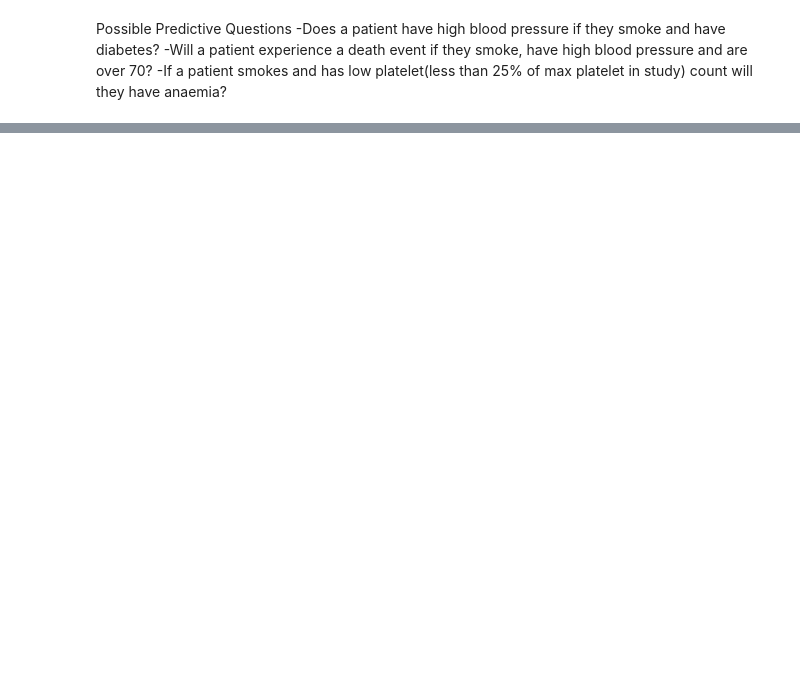
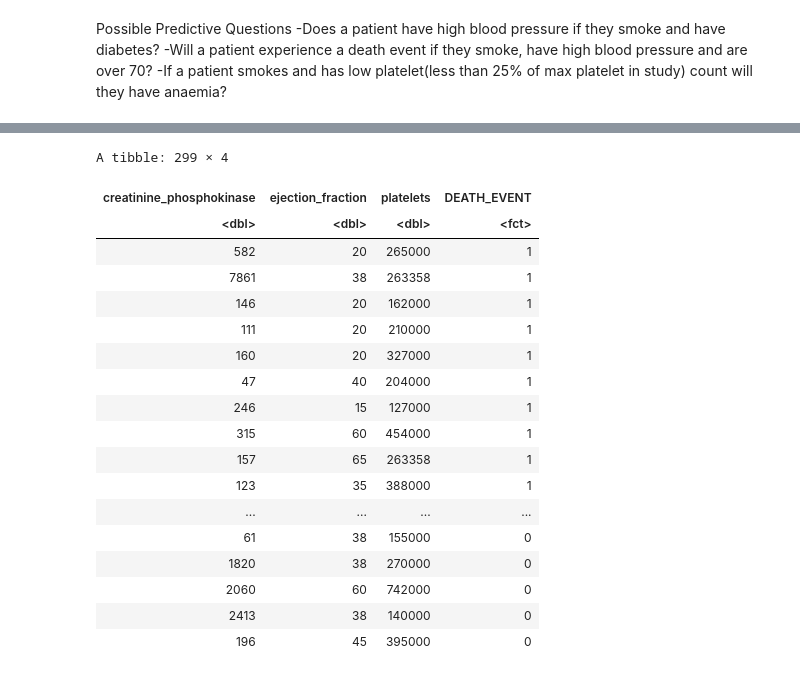
Before and after one commit to agoel25/Heart-Failure-Classifier, a Jupyter notebook: Proposal.ipynb, the cells around one changed output, grey strips where cells are left out. Drawn from its saved outputs; the diff is of its cells as text; code cells hidden in the pictures; blank space fills up the shorter version.

```diff
--- a/Proposal.ipynb
+++ b/Proposal.ipynb
@@ -90,0 +95,22 @@ serum_data
+# %%
+heart_data
+# %% [output]
+A tibble: 299 × 4
+| creatinine_phosphokinase | ejection_fraction | platelets | DEATH_EVENT |
+| <dbl> | <dbl> | <dbl> | <fct> |
+| 582 | 20 | 265000 | 1 |
+| 7861 | 38 | 263358 | 1 |
+| 146 | 20 | 162000 | 1 |
+| 111 | 20 | 210000 | 1 |
+| 160 | 20 | 327000 | 1 |
+| 47 | 40 | 204000 | 1 |
+| 246 | 15 | 127000 | 1 |
+| 315 | 60 | 454000 | 1 |
+| 157 | 65 | 263358 | 1 |
+| 123 | 35 | 388000 | 1 |
+| ... | ... | ... | ... |
+| 61 | 38 | 155000 | 0 |
+| 1820 | 38 | 270000 | 0 |
+| 2060 | 60 | 742000 | 0 |
+| 2413 | 38 | 140000 | 0 |
+| 196 | 45 | 395000 | 0 |
```
Also changed, not shown: parts of 2 cells of this notebook.
